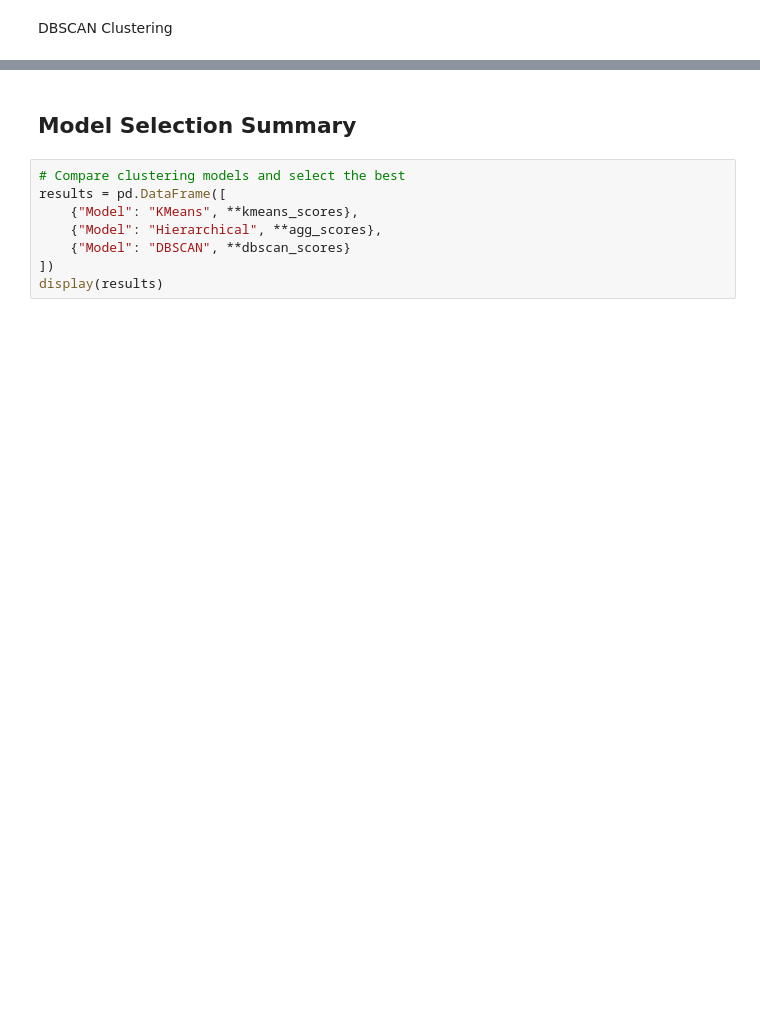
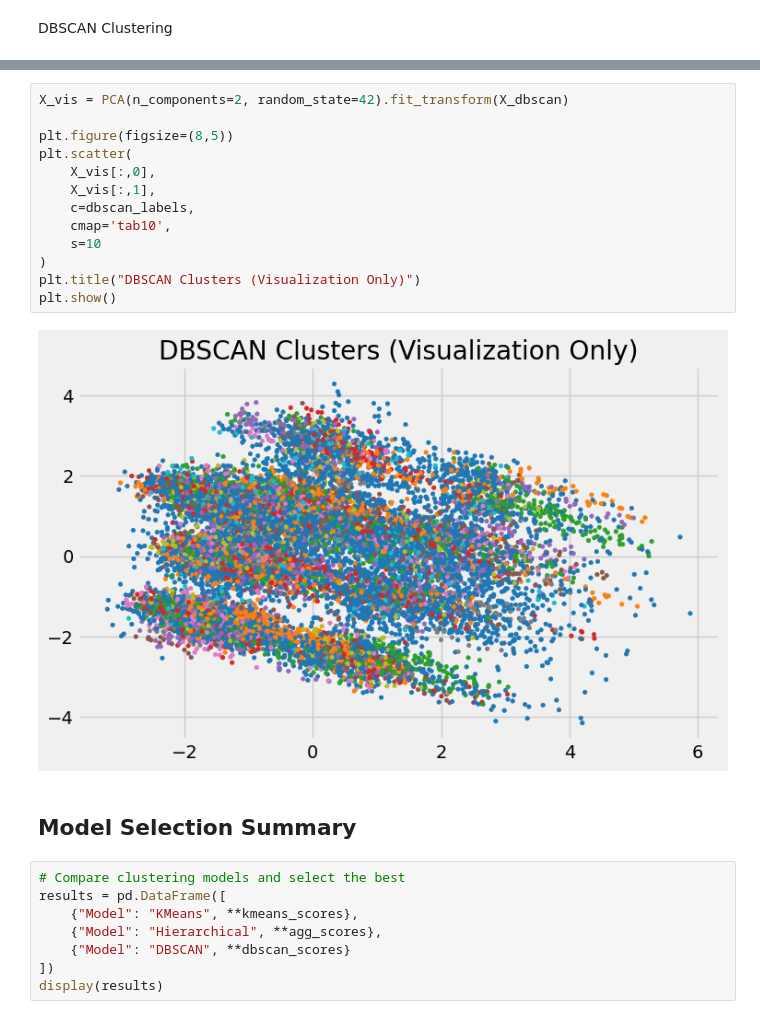
Before and after one commit to Melissiasamir/Employee-Segmentation-Clustering, a Jupyter notebook: Notebooks/notebook.ipynb, the cells around one changed output, grey strips where cells are left out. Drawn from its saved outputs; the diff is of its cells as text; blank space fills up the shorter version.

```diff
--- a/Notebooks/notebook.ipynb
+++ b/Notebooks/notebook.ipynb
@@ -507,3 +512,18 @@ NameError: name 'dbscan_labels' is not defined
+# %%
+X_vis = PCA(n_components=2, random_state=42).fit_transform(X_dbscan)
+
+plt.figure(figsize=(8,5))
+plt.scatter(
+    X_vis[:,0],
+    X_vis[:,1],
+    c=dbscan_labels,
+    cmap='tab10',
+    s=10
+)
+plt.title("DBSCAN Clusters (Visualization Only)")
+plt.show()
+# %% [output]
+[figure, added]
 # %% [markdown]
 ## Model Selection Summary
 # %%
```
Also changed, not shown: parts of 17 cells of this notebook.
